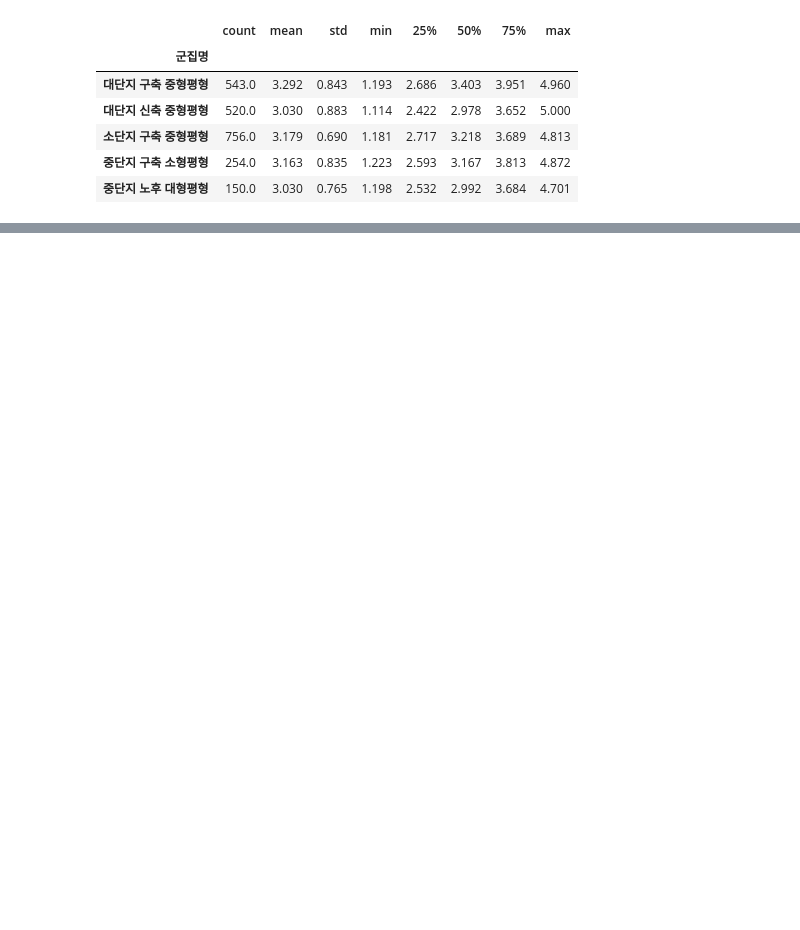
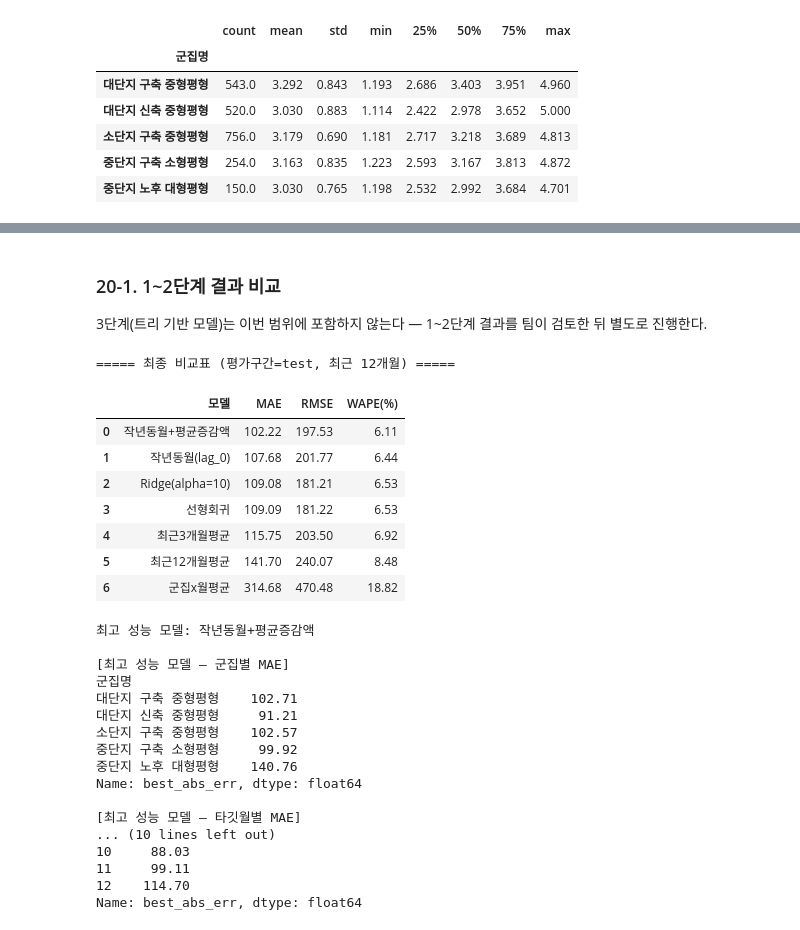
Before and after one commit to roh-git/mlapt_project, a Jupyter notebook: main_analysis.ipynb, the cells around one changed output, grey strips where cells are left out. Saved outputs shown, nothing was run; the diff lists cells and outputs as text; code cells hidden in the pictures; blank space fills up the shorter version.

```diff
--- a/main_analysis.ipynb
+++ b/main_analysis.ipynb
@@ -1480,0 +1769,8 @@ Name: count, dtype: int64
+# %%
+train_pairs['abs_err_base'] = (train_pairs['target_t12'] - train_pairs['lag_0']).abs()
+std_median = train_pairs['recent_12_std'].median()
+high_vol = train_pairs[train_pairs['recent_12_std'] >= std_median]
+low_vol = train_pairs[train_pairs['recent_12_std'] < std_median]
+print(f"최근 12개월 변동성 높은 절반 MAE: {high_vol['abs_err_base'].mean():.2f}원/㎡")
+print(f"최근 12개월 변동성 낮은 절반 MAE: {low_vol['abs_err_base'].mean():.2f}원/㎡")
+print("-> 원래 변동이 큰 단지는 기준모델도, 이후 어떤 모델도 정확히 맞히기 어려운 문제라는 뜻이다.")
@@ -1480,0 +1826,15 @@ Name: count, dtype: int64
+# %%
+evaluate('작년동월(lag_0)', test_set['target_t12'], test_set['lag_0'], results, test_preds)
+evaluate('최근3개월평균', test_set['target_t12'], test_set['recent_3_avg'], results, test_preds)
+evaluate('최근12개월평균', test_set['target_t12'], test_set['recent_12_avg'], results, test_preds)
+
+cluster_month_avg = train_set.groupby(['cluster', 'target_month'])['target_t12'].mean()
+pred_cluster_month = test_set.set_index(['cluster', 'target_month']).index.map(cluster_month_avg)
+pred_cluster_month = pd.Series(pred_cluster_month, index=test_set.index).fillna(train_set['target_t12'].mean())
+evaluate('군집x월평균', test_set['target_t12'], pred_cluster_month, results, test_preds)
+
+cluster_yoy = train_set.groupby('cluster')['yoy_change'].mean()
+pred_lag0_plus_yoy = test_set['lag_0'] + test_set['cluster'].map(cluster_yoy)
+evaluate('작년동월+평균증감액', test_set['target_t12'], pred_lag0_plus_yoy, results, test_preds)
+
+pd.DataFrame(results).sort_values('MAE').round(2)
@@ -1480,0 +1904,48 @@ Name: count, dtype: int64
+# %% [markdown]
+### 20-1. 1~2단계 결과 비교
+
+3단계(트리 기반 모델)는 이번 범위에 포함하지 않는다 — 1~2단계 결과를 팀이 검토한 뒤 별도로 진행한다.
+# %%
+results_df = pd.DataFrame(results).sort_values('MAE').reset_index(drop=True)
+print("===== 최종 비교표 (평가구간=test, 최근 12개월) =====")
+display(results_df.round(2))
+
+best_name = results_df.iloc[0]['모델']
+print(f"\n최고 성능 모델: {best_name}")
+
+test_set = test_set.copy()
+test_set['best_pred'] = test_preds[best_name]
+test_set['best_abs_err'] = (test_set['target_t12'] - test_set['best_pred']).abs()
+
+print("\n[최고 성능 모델 — 군집별 MAE]")
+print(test_set.groupby('군집명')['best_abs_err'].mean().round(2))
+
+print("\n[최고 성능 모델 — 타깃월별 MAE]")
+print(test_set.groupby('target_month')['best_abs_err'].mean().round(2))
+# %% [output]
+===== 최종 비교표 (평가구간=test, 최근 12개월) =====
+|  | 모델 | MAE | RMSE | WAPE(%) |
+| 0 | 작년동월+평균증감액 | 102.22 | 197.53 | 6.11 |
+| 1 | 작년동월(lag_0) | 107.68 | 201.77 | 6.44 |
+| 2 | Ridge(alpha=10) | 109.08 | 181.21 | 6.53 |
+| 3 | 선형회귀 | 109.09 | 181.22 | 6.53 |
+| 4 | 최근3개월평균 | 115.75 | 203.50 | 6.92 |
+| 5 | 최근12개월평균 | 141.70 | 240.07 | 8.48 |
+| 6 | 군집x월평균 | 314.68 | 470.48 | 18.82 |
+최고 성능 모델: 작년동월+평균증감액
+
+[최고 성능 모델 — 군집별 MAE]
+군집명
+대단지 구축 중형평형    102.71
+대단지 신축 중형평형     91.21
+소단지 구축 중형평형    102.57
+중단지 구축 소형평형     99.92
+중단지 노후 대형평형    140.76
+Name: best_abs_err, dtype: float64
+
+[최고 성능 모델 — 타깃월별 MAE]
+... (10 lines left out)
+10     88.03
+11     99.11
+12    114.70
+Name: best_abs_err, dtype: float64
```
Also changed, not shown: parts of 24 cells of this notebook.
